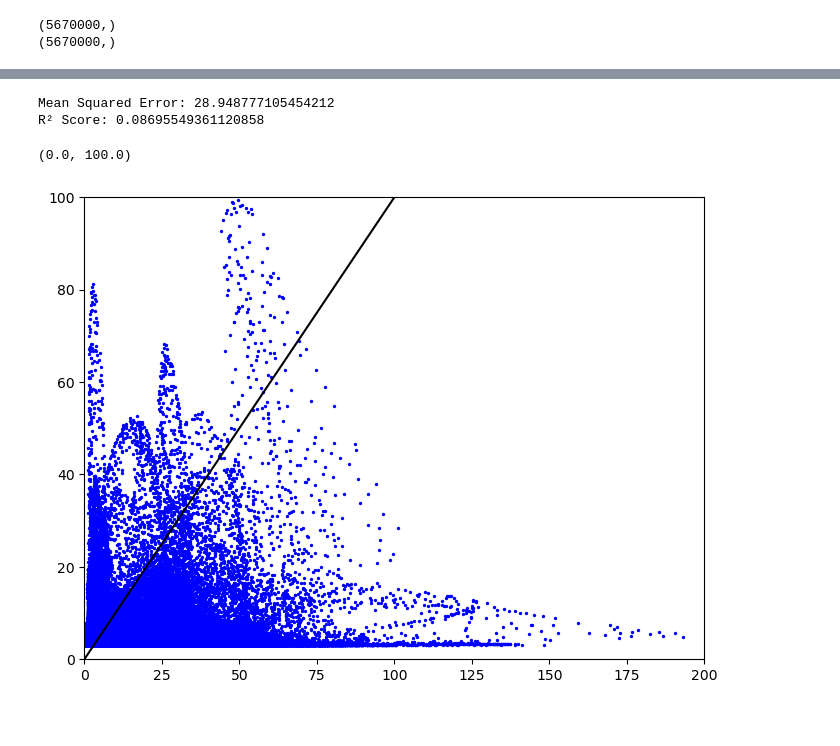
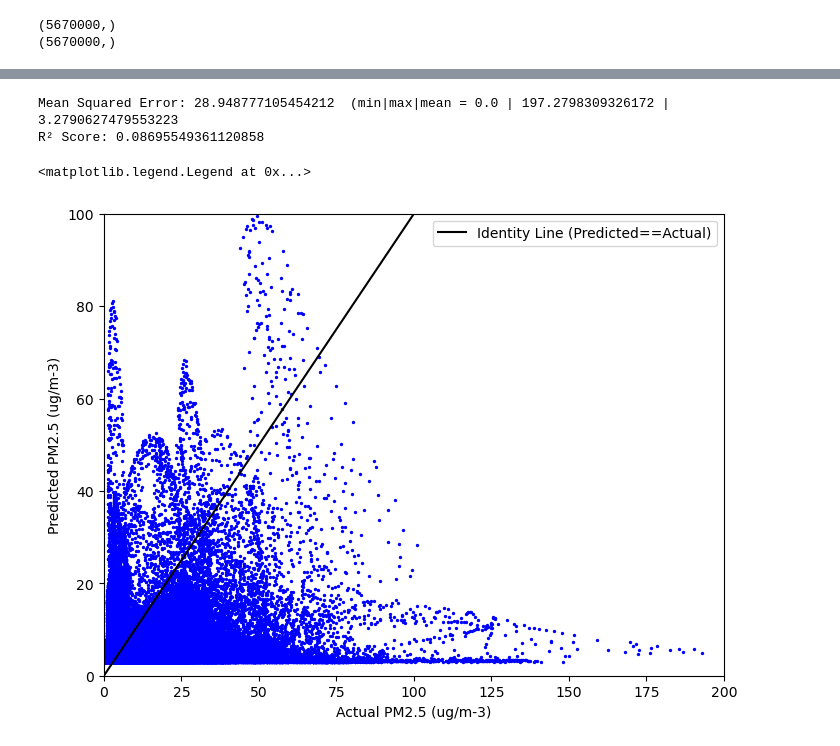
Before and after one commit to vcaristo/merra2_linReg, a Jupyter notebook: Iteration2.ipynb, the cells around one changed output, grey strips where cells are left out. Drawn from its saved outputs; the diff is of its cells as text; code cells hidden in the pictures.

Commit message:
add plots and annotations. need to fix colors

```diff
--- a/Iteration2.ipynb
+++ b/Iteration2.ipynb
@@ -335,23 +383,28 @@ y_pred = model.predict(X_test)
 mse = mean_squared_error(y_test, y_pred)
 r2 = r2_score(y_test, y_pred)
 
-print(f"Mean Squared Error: {mse}")
+print(f"Mean Squared Error: {mse}  (min|max|mean = {y.min()} | {y.max()} | {y.mean()})")
 print(f"R² Score: {r2}")
 # %% [output]
-Mean Squared Error: 28.948777105454212
+Mean Squared Error: 28.948777105454212  (min|max|mean = 0.0 | 197.2798309326172 | 3.2790627479553223
 R² Score: 0.08695549361120858
 # %%
 fig, ax = plt.subplots(figsize=(8,6))
 
-ax.scatter(y_test, y_pred, color='blue', label='Predicted vs True', s=2)
+ax.scatter(y_test, y_pred, color='blue', s=2)
 
 x_line = np.linspace(0,100,100)
 y_line = np.linspace(0,100,100)
 
-ax.plot(x_line, y_line, color="black", linestyle="-")
+ax.plot(x_line, y_line, color="black", linestyle="-", label="Identity Line (Predicted==Actual)")
 
 ax.set_xlim(0, 200)
 ax.set_ylim(0, 100)
+
+ax.set_xlabel("Actual PM2.5 (ug/m-3)")
+ax.set_ylabel("Predicted PM2.5 (ug/m-3)")
+
+ax.legend()
 # %% [output]
-(0.0, 100.0)
+<matplotlib.legend.Legend at 0x...>
-[figure, old version]
+[figure, new version]
```
Also changed, not shown: parts of 15 cells of this notebook.
